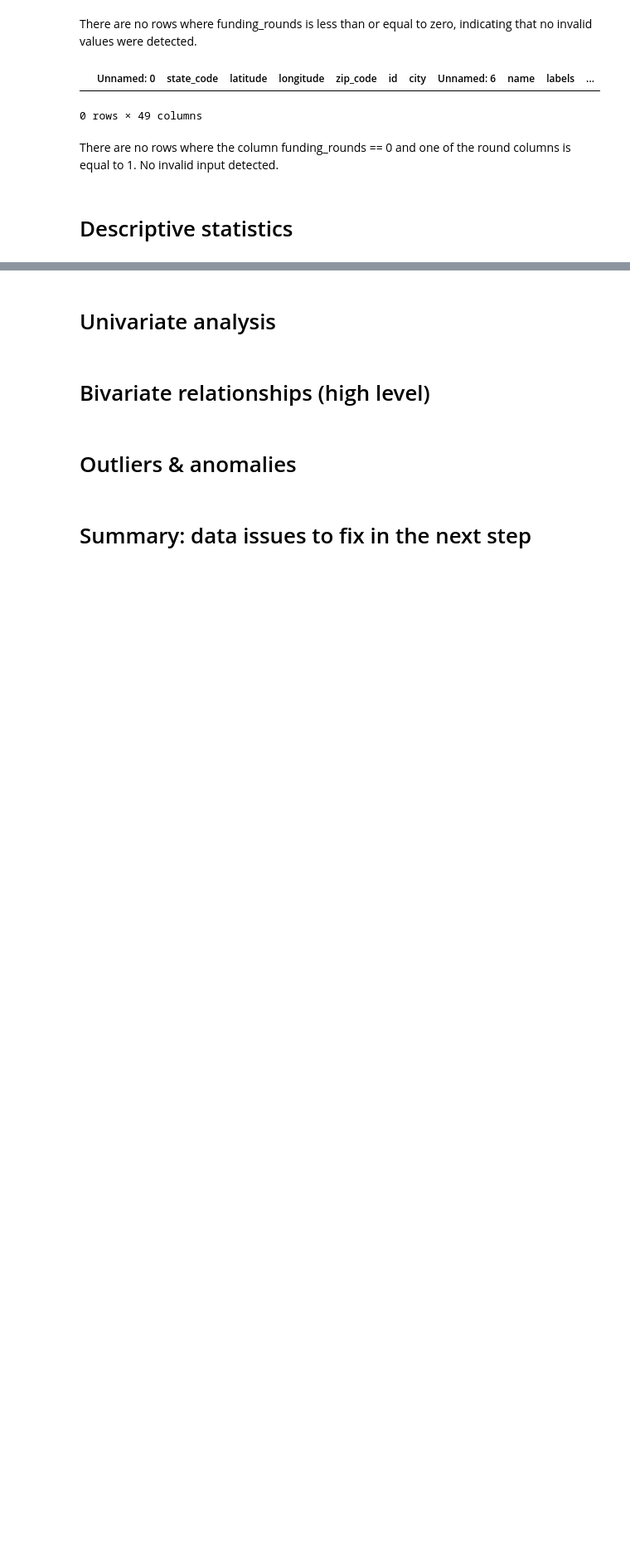
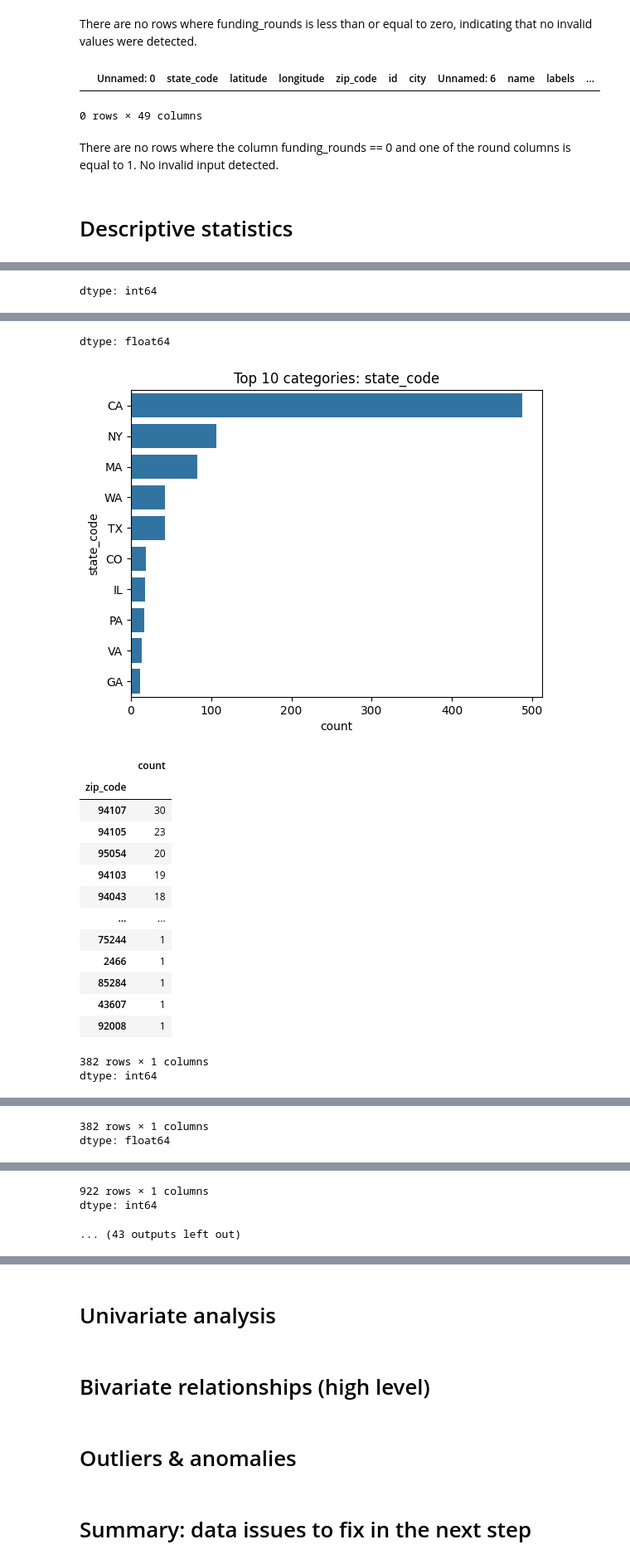
Before and after one commit to liladqa/riskvector, a Jupyter notebook: 01_EDA_on_raw_data.ipynb, the cells around one changed output, grey strips where cells are left out. Shown at 83% size. Saved outputs shown, nothing was run; the diff lists cells and outputs as text; code cells hidden in the pictures; blank space fills up the shorter version.

```diff
--- a/01_EDA_on_raw_data.ipynb
+++ b/01_EDA_on_raw_data.ipynb
@@ -614,0 +620,13 @@ comment?
+# %%
+# -distribution of numeric columns
+
+categorical_cols = startups.select_dtypes(include=['object']).columns
+
+for col in categorical_cols:
+  display(startups[col].value_counts())
+  display(startups[col].value_counts(normalize=True) * 100)
+
+  sns.countplot(y=startups[col], order=startups[col].value_counts().index[:10])
+  plt.title(f"Top 10 categories: {col}")
+  plt.show()
+# %% [output]
@@ -614,0 +651 @@ comment?
+dtype: int64
@@ -614,0 +670,17 @@ comment?
+dtype: float64
+[figure, added]
+|  | count |
+| zip_code |  |
+| 94107 | 30 |
+| 94105 | 23 |
+| 95054 | 20 |
+| 94103 | 19 |
+| 94043 | 18 |
+| ... | ... |
+| 75244 | 1 |
+| 2466 | 1 |
+| 85284 | 1 |
+| 43607 | 1 |
+| 92008 | 1 |
+382 rows × 1 columns
+dtype: int64
@@ -614,0 +700,2 @@ comment?
+382 rows × 1 columns
+dtype: float64
@@ -614,0 +716,3 @@ comment?
+922 rows × 1 columns
+dtype: int64
+... (43 outputs left out)
```
Also changed, not shown: parts of 9 cells of this notebook.
